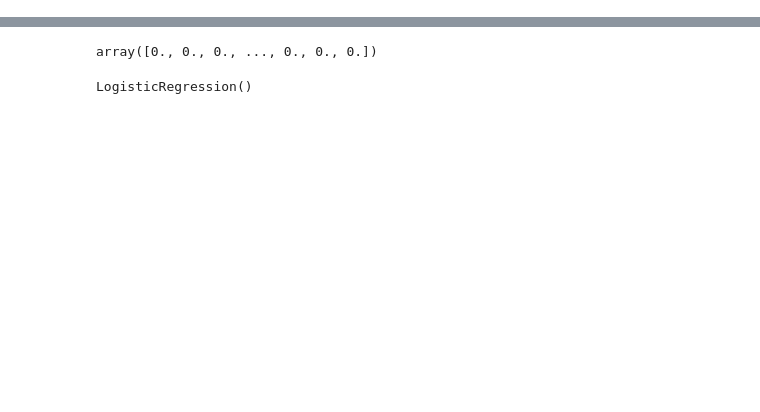
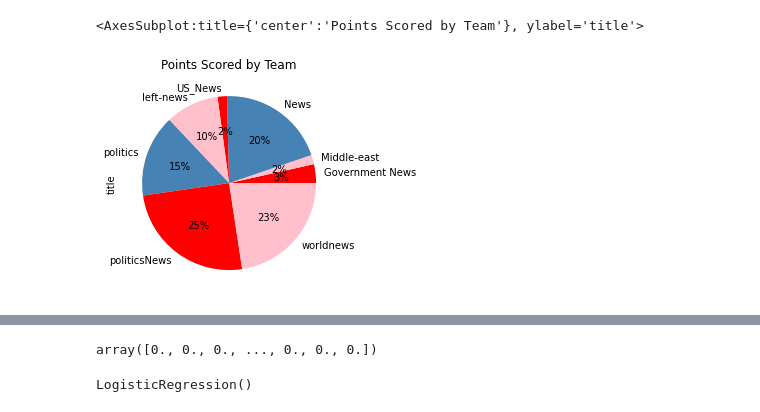
Before and after one commit to AkkiPooja/Fake-News-Detection-Data-Analysis, a Jupyter notebook: Fake-News-Detection-Algorithm.ipynb, the cells around one changed output, grey strips where cells are left out. Cells and saved outputs as stored; diff of their text form; code cells hidden in the pictures; blank space fills up the shorter version.

```diff
--- a/Fake-News-Detection-Algorithm.ipynb
+++ b/Fake-News-Detection-Algorithm.ipynb
@@ -168,0 +82,5 @@ df_fake_text = df_fake.select("text")
+# %%
+# add a label to the data for fake news as 0 and true news as 1 and shuffle using rand
+from pyspark.sql.functions import lit, rand
+
+df= df_true.withColumn('flag', lit(1)).union(df_fake.withColumn('flag', lit(0))).orderBy(rand())
@@ -168,0 +199,14 @@ df_fake_text = df_fake.select("text")
+# %%
+# Pie chart with counts of various news subjects Political and world news contained the highest counts .
+from matplotlib import pyplot as plt
+
+df1 = df
+
+df1 = df1.toPandas()
+
+colors = ['pink', 'silver', 'steelblue']
+
+df1.groupby(['subject'])['title'].count().plot(kind='pie', y='count', autopct='%1.0f%%',
+                                colors = ['red', 'pink', 'steelblue'],
+                                title='Points Scored by Team')
+# %% [output]
@@ -168,0 +215,2 @@ df_fake_text = df_fake.select("text")
+<AxesSubplot:title={'center':'Points Scored by Team'}, ylabel='title'>
+[figure, added]
```
Also changed, not shown: parts of 78 cells of this notebook, 4 other files.
